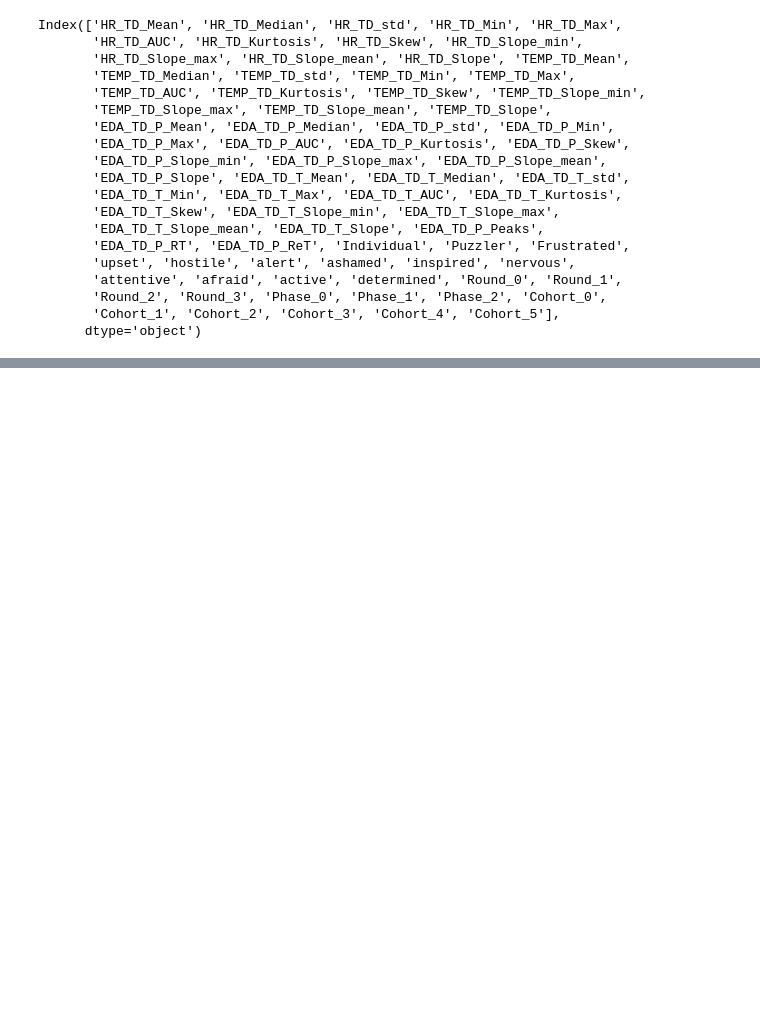
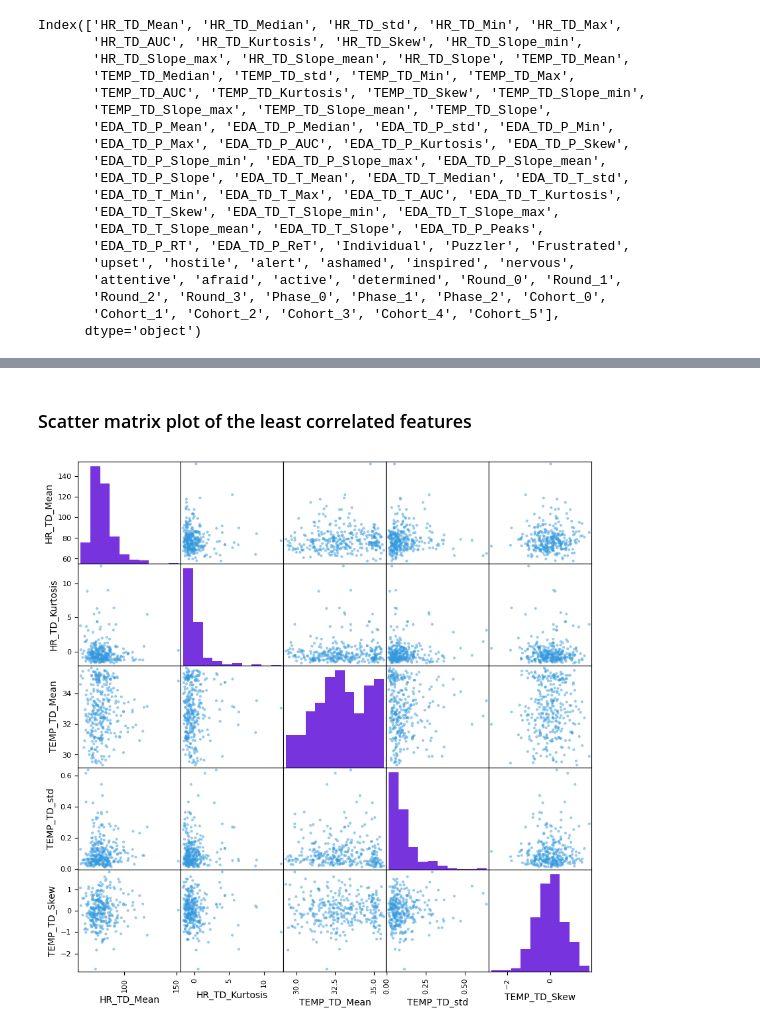
Before and after one commit to hjelp200121/02582Case2, a Jupyter notebook: clustering_analysis.ipynb, the cells around one changed output, grey strips where cells are left out. Drawn from its saved outputs; the diff is of its cells as text; code cells hidden in the pictures; blank space fills up the shorter version.

```diff
--- a/clustering_analysis.ipynb
+++ b/clustering_analysis.ipynb
@@ -87,0 +140,18 @@ plt.show()
+# %% [markdown]
+### Scatter matrix plot of the least correlated features
+# %%
+from pandas.plotting import scatter_matrix
+
+# use non standardized data for histograms
+df_no_s = pd.read_csv("data/HR_data.csv")
+
+# select features to plot (corr_cutoff=0.15 drops 46 features such that we have 5 left)
+drop_cols = select_cols_to_drop(df, corr_cutoff=0.15)
+
+cols = df_no_s[continuous_cols].drop(columns=drop_cols).columns
+df2 = df_no_s[cols]
+
+# scatter/histogram matrix plot of the 5 features with least correlation with all other features
+scatter_mat = scatter_matrix(df2, figsize=(10,10), hist_kwds={"color": "#7633de"}, color="#3399de")
+# %% [output]
+[figure, added]
```
Also changed, not shown: parts of 6 cells of this notebook.
